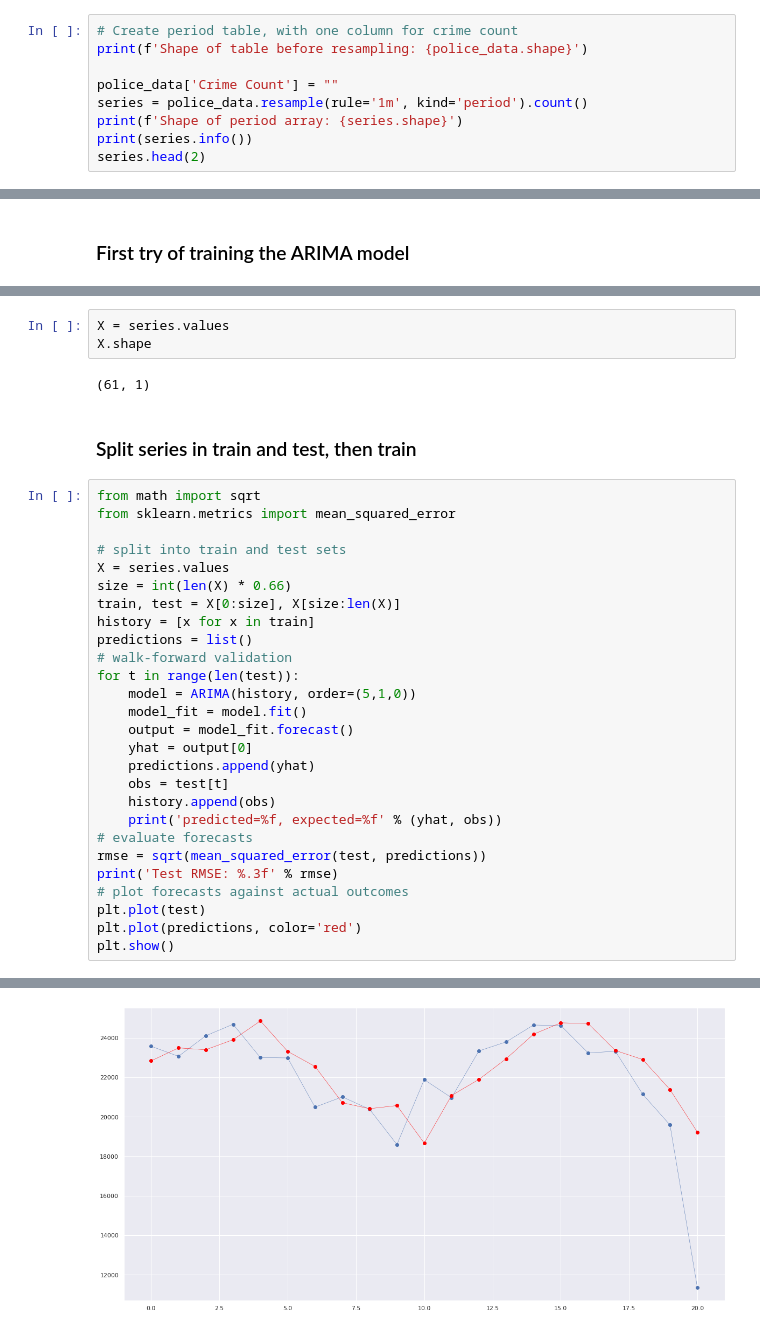
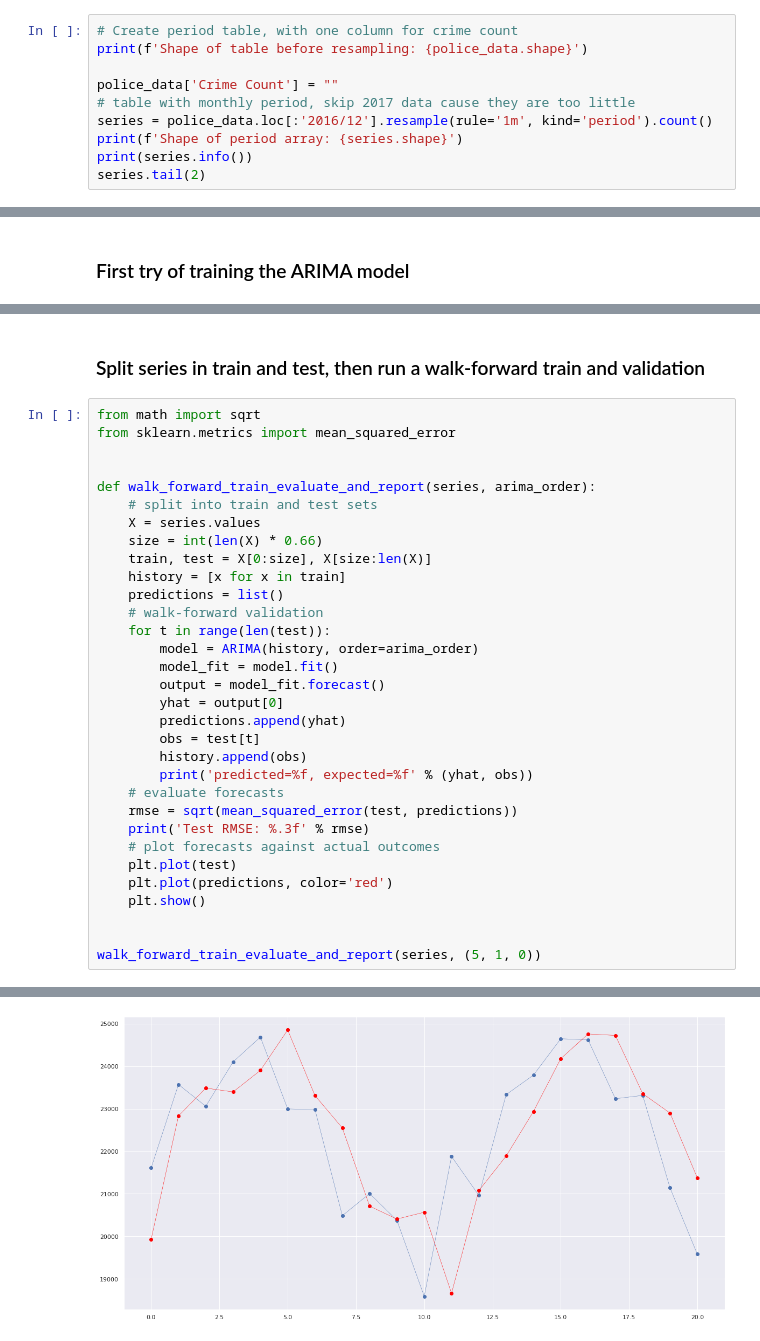
Before and after one commit to anto8460/chicago_project, a Jupyter notebook: chicago_project/timeseries_analysis_and_forecasting.ipynb, the cells around one changed output, grey strips where cells are left out. Saved outputs shown, nothing was run; the diff lists cells and outputs as text.

Commit message:
tuning is working we still need to test final model predictions against a test set

```diff
--- a/chicago_project/timeseries_analysis_and_forecasting.ipynb
+++ b/chicago_project/timeseries_analysis_and_forecasting.ipynb
@@ -217,8 +217,9 @@ Shape of table: (1456713, 4)
 print(f'Shape of table before resampling: {police_data.shape}')
 
 police_data['Crime Count'] = ""
-series = police_data.resample(rule='1m', kind='period').count()
+# table with monthly period, skip 2017 data cause they are too little
+series = police_data.loc[:'2016/12'].resample(rule='1m', kind='period').count()
 print(f'Shape of period array: {series.shape}')
 print(series.info())
-series.head(2)
+series.tail(2)
 # %% [output]
@@ -304,36 +305,36 @@ min    -7782.501986
 max    26194.000000
-# %%
-X = series.values
-X.shape
-# %% [output]
-(61, 1)
 # %% [markdown]
-### Split series in train and test, then train
+### Split series in train and test, then run a walk-forward train and validation
 # %%
 from math import sqrt
 from sklearn.metrics import mean_squared_error
 
-# split into train and test sets
-X = series.values
-size = int(len(X) * 0.66)
-train, test = X[0:size], X[size:len(X)]
-history = [x for x in train]
-predictions = list()
-# walk-forward validation
-for t in range(len(test)):
-	model = ARIMA(history, order=(5,1,0))
-	model_fit = model.fit()
-	output = model_fit.forecast()
-	yhat = output[0]
-	predictions.append(yhat)
-	obs = test[t]
-	history.append(obs)
-	print('predicted=%f, expected=%f' % (yhat, obs))
-# evaluate forecasts
-rmse = sqrt(mean_squared_error(test, predictions))
-print('Test RMSE: %.3f' % rmse)
-# plot forecasts against actual outcomes
-plt.plot(test)
-plt.plot(predictions, color='red')
-plt.show()
+
+def walk_forward_train_evaluate_and_report(series, arima_order):
+    # split into train and test sets
+    X = series.values
+    size = int(len(X) * 0.66)
+    train, test = X[0:size], X[size:len(X)]
+    history = [x for x in train]
+    predictions = list()
+    # walk-forward validation
+    for t in range(len(test)):
+        model = ARIMA(history, order=arima_order)
+        model_fit = model.fit()
+        output = model_fit.forecast()
+        yhat = output[0]
+        predictions.append(yhat)
+        obs = test[t]
+        history.append(obs)
+        print('predicted=%f, expected=%f' % (yhat, obs))
+    # evaluate forecasts
+    rmse = sqrt(mean_squared_error(test, predictions))
+    print('Test RMSE: %.3f' % rmse)
+    # plot forecasts against actual outcomes
+    plt.plot(test)
+    plt.plot(predictions, color='red')
+    plt.show()
+
+
+walk_forward_train_evaluate_and_report(series, (5, 1, 0))
 # %% [output]
@@ -357 +358 @@ Test RMSE: 2154.450
-[figure, old version]
+[figure, new version]
```
Also changed, not shown: parts of 11 cells of this notebook.
